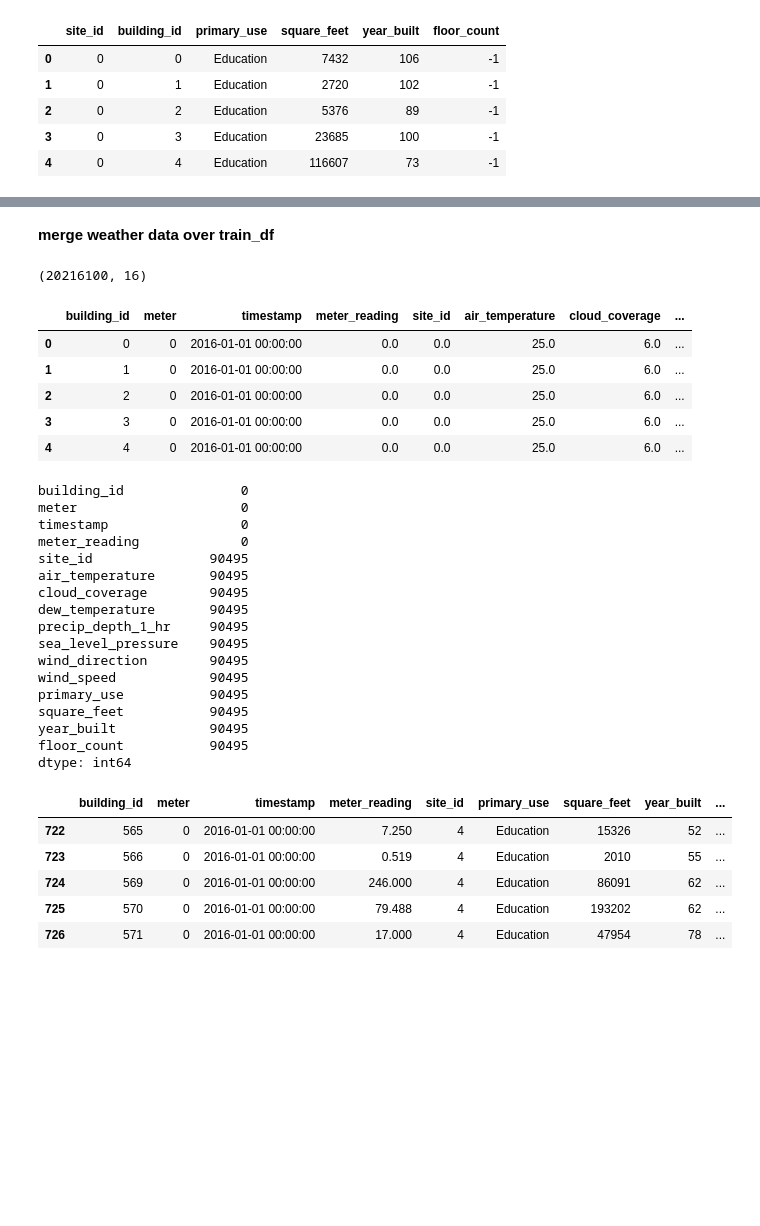
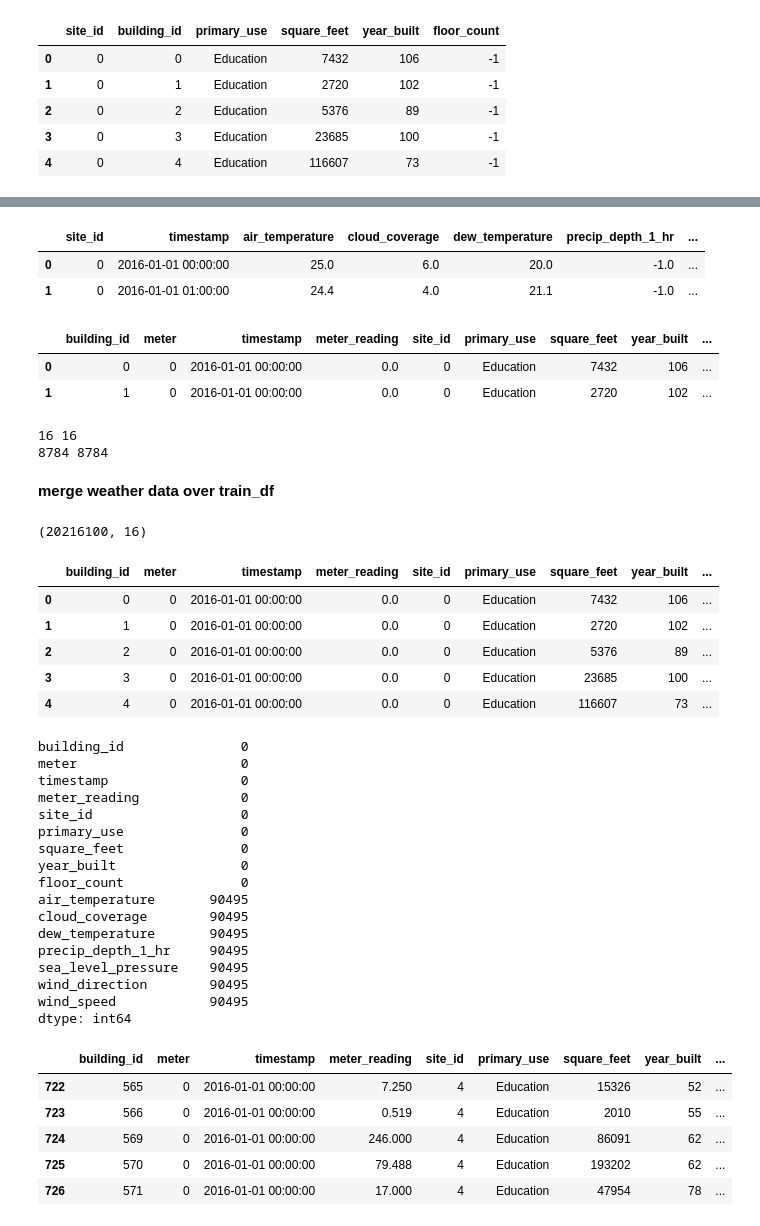
Before and after one commit to RamjiB/ASHRAE---Great-Energy-Predictor-III, a Jupyter notebook: Basic model.ipynb, the cells around one changed output, grey strips where cells are left out. Saved outputs shown, nothing was run; the diff lists cells and outputs as text; code cells hidden in the pictures; blank space fills up the shorter version.

Commit message:
train and test data

```diff
--- a/Basic model.ipynb
+++ b/Basic model.ipynb
@@ -153,5 +248,5 @@ building_meatdata_Df.head()
 # %%
-weather_train_df = pd.merge(weather_train_df,building_meatdata_Df,on='site_id',how='left')
-print(weather_train_df.shape)
-weather_train_df.head()
+train_df = pd.merge(train_df,building_meatdata_Df,on='building_id',how='left')
+print(train_df.shape)
+train_df.head()
 # %% [output]
@@ -183,17 +306,35 @@ dtype: int64
+# %%
+weather_train_df.head(2)
+# %% [output]
+|  | site_id | timestamp | air_temperature | cloud_coverage | dew_temperature | precip_depth_1_hr | ... |
+| 0 | 0 | 2016-01-01 00:00:00 | 25.0 | 6.0 | 20.0 | -1.0 | ... |
+| 1 | 0 | 2016-01-01 01:00:00 | 24.4 | 4.0 | 21.1 | -1.0 | ... |
+# %%
+train_df.head(2)
+# %% [output]
+|  | building_id | meter | timestamp | meter_reading | site_id | primary_use | square_feet | year_built | ... |
+| 0 | 0 | 0 | 2016-01-01 00:00:00 | 0.0 | 0 | Education | 7432 | 106 | ... |
+| 1 | 1 | 0 | 2016-01-01 00:00:00 | 0.0 | 0 | Education | 2720 | 102 | ... |
+# %%
+print(train_df.site_id.nunique(),weather_train_df.site_id.nunique())
+print(train_df.timestamp.nunique(),weather_train_df.timestamp.nunique())
+# %% [output]
+16 16
+8784 8784
 # %% [markdown]
 **merge weather data over train_df**
 # %%
-train_df = pd.merge(train_df,weather_train_df,on=['building_id','timestamp'],how= 'left')
+train_df = pd.merge(train_df,weather_train_df,on=['site_id','timestamp'],how= 'left')
 print(train_df.shape)
 train_df.head()
 # %% [output]
 (20216100, 16)
-|  | building_id | meter | timestamp | meter_reading | site_id | air_temperature | cloud_coverage | ... |
-| 0 | 0 | 0 | 2016-01-01 00:00:00 | 0.0 | 0.0 | 25.0 | 6.0 | ... |
-| 1 | 1 | 0 | 2016-01-01 00:00:00 | 0.0 | 0.0 | 25.0 | 6.0 | ... |
-| 2 | 2 | 0 | 2016-01-01 00:00:00 | 0.0 | 0.0 | 25.0 | 6.0 | ... |
-| 3 | 3 | 0 | 2016-01-01 00:00:00 | 0.0 | 0.0 | 25.0 | 6.0 | ... |
-| 4 | 4 | 0 | 2016-01-01 00:00:00 | 0.0 | 0.0 | 25.0 | 6.0 | ... |
+|  | building_id | meter | timestamp | meter_reading | site_id | primary_use | square_feet | year_built | ... |
+| 0 | 0 | 0 | 2016-01-01 00:00:00 | 0.0 | 0 | Education | 7432 | 106 | ... |
+| 1 | 1 | 0 | 2016-01-01 00:00:00 | 0.0 | 0 | Education | 2720 | 102 | ... |
+| 2 | 2 | 0 | 2016-01-01 00:00:00 | 0.0 | 0 | Education | 5376 | 89 | ... |
+| 3 | 3 | 0 | 2016-01-01 00:00:00 | 0.0 | 0 | Education | 23685 | 100 | ... |
+| 4 | 4 | 0 | 2016-01-01 00:00:00 | 0.0 | 0 | Education | 116607 | 73 | ... |
 # %%
 train_df.isna().sum()
 # %% [output]
@@ -201,7 +342,11 @@ building_id               0
 meter                     0
 timestamp                 0
 meter_reading             0
-site_id               90495
+site_id                   0
+primary_use               0
+square_feet               0
+year_built                0
+floor_count               0
 air_temperature       90495
 cloud_coverage        90495
 dew_temperature       90495
@@ -209,10 +354,6 @@ precip_depth_1_hr     90495
 sea_level_pressure    90495
 wind_direction        90495
 wind_speed            90495
-primary_use           90495
-square_feet           90495
-year_built            90495
-floor_count           90495
 dtype: int64
 # %%
 train_df[train_df['air_temperature'].isna()].head()
```
Also changed, not shown: parts of 63 cells of this notebook.
